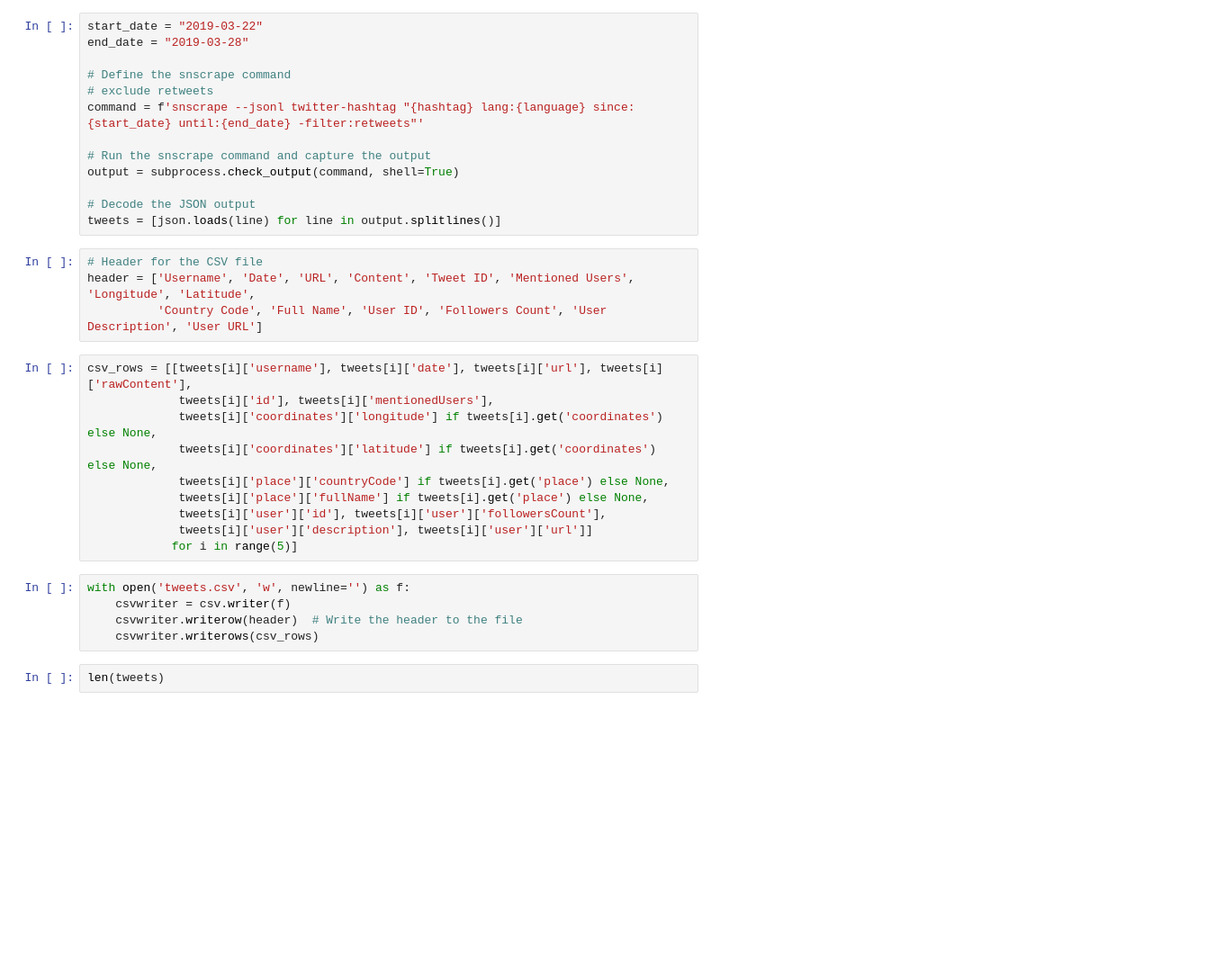
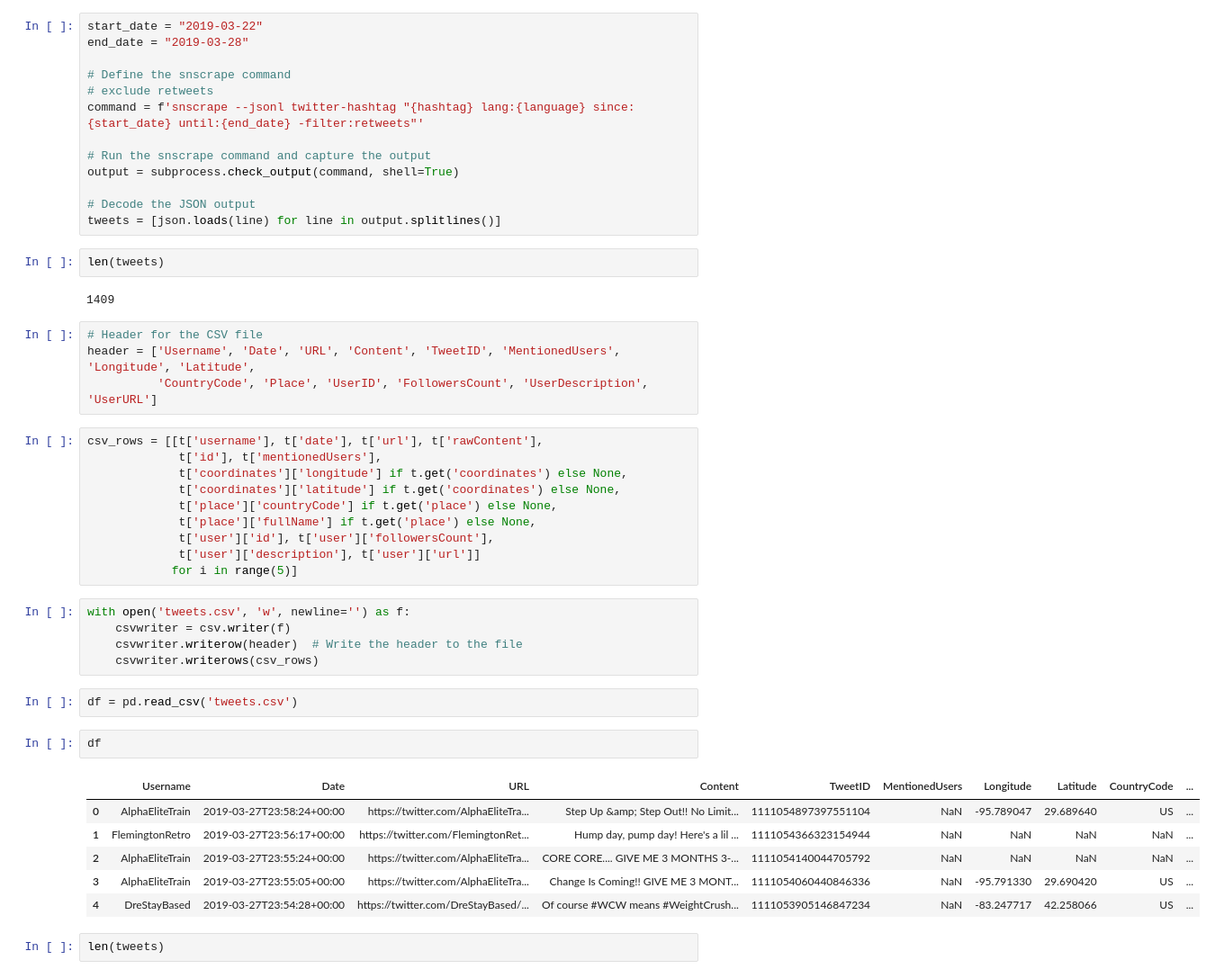
Before and after one commit to macs30200-s23/fitspiration-tweets-project, a Jupyter notebook: raw/scrape.ipynb, the cells around one changed output. Shown at 90% size. Drawn from its saved outputs; the diff is of its cells as text; blank space fills up the shorter version.

```diff
--- a/snscrape.ipynb
+++ b/raw/scrape.ipynb
@@ -149,25 +181,40 @@ output = subprocess.check_output(command, shell=True)
 
 # Decode the JSON output
 tweets = [json.loads(line) for line in output.splitlines()]
+# %%
+len(tweets)
+# %% [output]
+1409
 # %%
 # Header for the CSV file
-header = ['Username', 'Date', 'URL', 'Content', 'Tweet ID', 'Mentioned Users', 'Longitude', 'Latitude',
-          'Country Code', 'Full Name', 'User ID', 'Followers Count', 'User Description', 'User URL']
+header = ['Username', 'Date', 'URL', 'Content', 'TweetID', 'MentionedUsers', 'Longitude', 'Latitude',
+          'CountryCode', 'Place', 'UserID', 'FollowersCount', 'UserDescription', 'UserURL']
 # %%
-csv_rows = [[tweets[i]['username'], tweets[i]['date'], tweets[i]['url'], tweets[i]['rawContent'],
-             tweets[i]['id'], tweets[i]['mentionedUsers'],
-             tweets[i]['coordinates']['longitude'] if tweets[i].get('coordinates') else None,
-             tweets[i]['coordinates']['latitude'] if tweets[i].get('coordinates') else None,
-             tweets[i]['place']['countryCode'] if tweets[i].get('place') else None,
-             tweets[i]['place']['fullName'] if tweets[i].get('place') else None,
-             tweets[i]['user']['id'], tweets[i]['user']['followersCount'],
-             tweets[i]['user']['description'], tweets[i]['user']['url']]
+csv_rows = [[t['username'], t['date'], t['url'], t['rawContent'],
+             t['id'], t['mentionedUsers'],
+             t['coordinates']['longitude'] if t.get('coordinates') else None,
+             t['coordinates']['latitude'] if t.get('coordinates') else None,
+             t['place']['countryCode'] if t.get('place') else None,
+             t['place']['fullName'] if t.get('place') else None,
+             t['user']['id'], t['user']['followersCount'],
+             t['user']['description'], t['user']['url']]
             for i in range(5)]
 # %%
 with open('tweets.csv', 'w', newline='') as f:
     csvwriter = csv.writer(f)
     csvwriter.writerow(header)  # Write the header to the file
     csvwriter.writerows(csv_rows)
+# %%
+df = pd.read_csv('tweets.csv')
+# %%
+df
+# %% [output]
+|  | Username | Date | URL | Content | TweetID | MentionedUsers | Longitude | Latitude | CountryCode | ... |
+| 0 | AlphaEliteTrain | 2019-03-27T23:58:24+00:00 | https://twitter.com/AlphaEliteTra... | Step Up &amp; Step Out!! No Limit... | 1111054897397551104 | NaN | -95.789047 | 29.689640 | US | ... |
+| 1 | FlemingtonRetro | 2019-03-27T23:56:17+00:00 | https://twitter.com/FlemingtonRet... | Hump day, pump day! Here's a lil ... | 1111054366323154944 | NaN | NaN | NaN | NaN | ... |
+| 2 | AlphaEliteTrain | 2019-03-27T23:55:24+00:00 | https://twitter.com/AlphaEliteTra... | CORE CORE.... GIVE ME 3 MONTHS 3-... | 1111054140044705792 | NaN | NaN | NaN | NaN | ... |
+| 3 | AlphaEliteTrain | 2019-03-27T23:55:05+00:00 | https://twitter.com/AlphaEliteTra... | Change Is Coming!! GIVE ME 3 MONT... | 1111054060440846336 | NaN | -95.791330 | 29.690420 | US | ... |
+| 4 | DreStayBased | 2019-03-27T23:54:28+00:00 | https://twitter.com/DreStayBased/... | Of course #WCW means #WeightCrush... | 1111053905146847234 | NaN | -83.247717 | 42.258066 | US | ... |
 # %%
 len(tweets)
 # %% [output]
```
Also changed, not shown: parts of 11 cells of this notebook, 2 other files.
